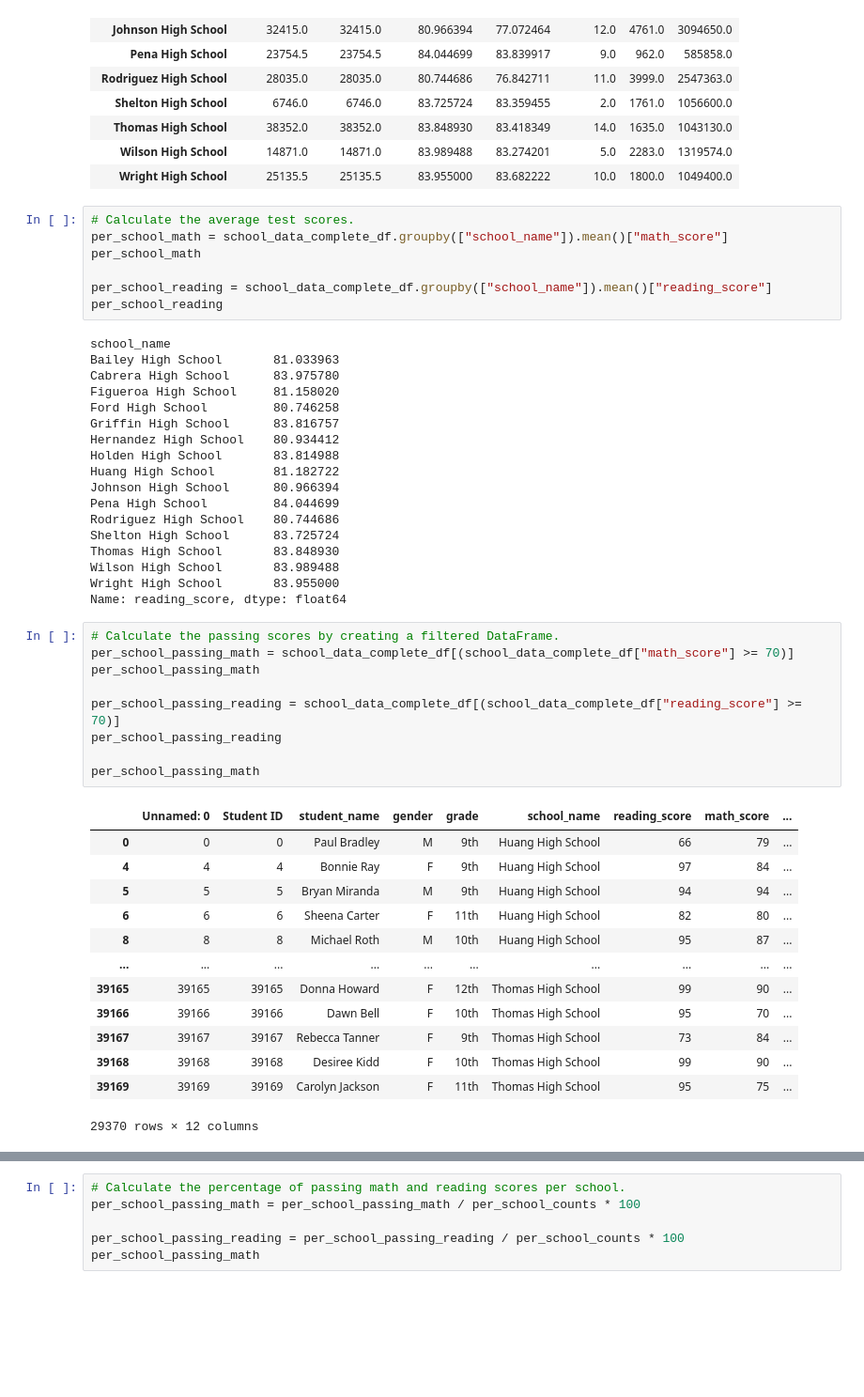
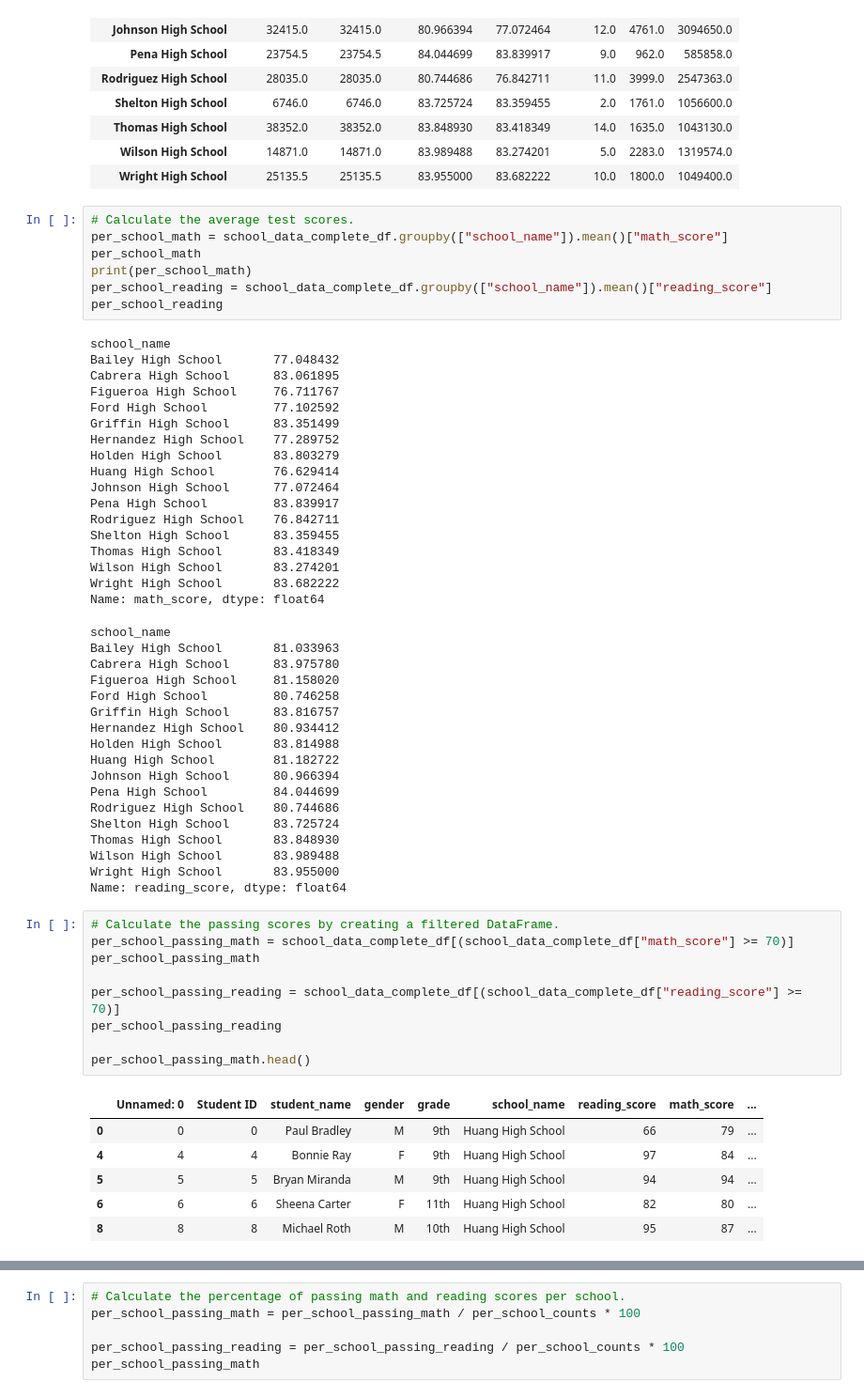
Before and after one commit to ashwinihegde28/School_District_Analysis, a Jupyter notebook: PyCitySchools.ipynb, the cells around one changed output, grey strips where cells are left out. Shown at 94% size. Drawn from its saved outputs; the diff is of its cells as text; blank space fills up the shorter version.

```diff
--- a/PyCitySchools.ipynb
+++ b/PyCitySchools.ipynb
@@ -365,50 +368,60 @@ per_school_averages
 # Calculate the average test scores.
 per_school_math = school_data_complete_df.groupby(["school_name"]).mean()["math_score"]
 per_school_math
-
+print(per_school_math)
 per_school_reading = school_data_complete_df.groupby(["school_name"]).mean()["reading_score"]
 per_school_reading
 # %% [output]
 school_name
-Bailey High School       81.033963
-Cabrera High School      83.975780
-Figueroa High School     81.158020
-Ford High School         80.746258
-Griffin High School      83.816757
-Hernandez High School    80.934412
-Holden High School       83.814988
-Huang High School        81.182722
-Johnson High School      80.966394
-Pena High School         84.044699
-Rodriguez High School    80.744686
-Shelton High School      83.725724
-Thomas High School       83.848930
-Wilson High School       83.989488
-Wright High School       83.955000
-Name: reading_score, dtype: float64
+Bailey High School       77.048432
+Cabrera High School      83.061895
+Figueroa High School     76.711767
+Ford High School         77.102592
+Griffin High School      83.351499
+Hernandez High School    77.289752
+Holden High School       83.803279
+Huang High School        76.629414
+Johnson High School      77.072464
+Pena High School         83.839917
+Rodriguez High School    76.842711
+Shelton High School      83.359455
+Thomas High School       83.418349
+Wilson High School       83.274201
+Wright High School       83.682222
+Name: math_score, dtype: float64
+school_name
+Bailey High School       81.033963
+Cabrera High School      83.975780
+Figueroa High School     81.158020
+Ford High School         80.746258
+Griffin High School      83.816757
+Hernandez High School    80.934412
+Holden High School       83.814988
+Huang High School        81.182722
+Johnson High School      80.966394
+Pena High School         84.044699
+Rodriguez High School    80.744686
+Shelton High School      83.725724
+Thomas High School       83.848930
+Wilson High School       83.989488
+Wright High School       83.955000
+Name: reading_score, dtype: float64
 # %%
 # Calculate the passing scores by creating a filtered DataFrame.
 per_school_passing_math = school_data_complete_df[(school_data_complete_df["math_score"] >= 70)]
 per_school_passing_math
 
 per_school_passing_reading = school_data_complete_df[(school_data_complete_df["reading_score"] >= 70)]
 per_school_passing_reading
 
-per_school_passing_math
+per_school_passing_math.head()
 # %% [output]
 |  | Unnamed: 0 | Student ID | student_name | gender | grade | school_name | reading_score | math_score | ... |
 | 0 | 0 | 0 | Paul Bradley | M | 9th | Huang High School | 66 | 79 | ... |
 | 4 | 4 | 4 | Bonnie Ray | F | 9th | Huang High School | 97 | 84 | ... |
 | 5 | 5 | 5 | Bryan Miranda | M | 9th | Huang High School | 94 | 94 | ... |
 | 6 | 6 | 6 | Sheena Carter | F | 11th | Huang High School | 82 | 80 | ... |
 | 8 | 8 | 8 | Michael Roth | M | 10th | Huang High School | 95 | 87 | ... |
-| ... | ... | ... | ... | ... | ... | ... | ... | ... | ... |
-| 39165 | 39165 | 39165 | Donna Howard | F | 12th | Thomas High School | 99 | 90 | ... |
-| 39166 | 39166 | 39166 | Dawn Bell | F | 10th | Thomas High School | 95 | 70 | ... |
-| 39167 | 39167 | 39167 | Rebecca Tanner | F | 9th | Thomas High School | 73 | 84 | ... |
-| 39168 | 39168 | 39168 | Desiree Kidd | F | 10th | Thomas High School | 99 | 90 | ... |
-| 39169 | 39169 | 39169 | Carolyn Jackson | F | 11th | Thomas High School | 95 | 75 | ... |
-29370 rows × 12 columns
 # %%
 # Calculate the number of students passing math and passing reading by school.
 #Refer 4.8.5
```
Also changed, not shown: parts of 41 cells of this notebook.
